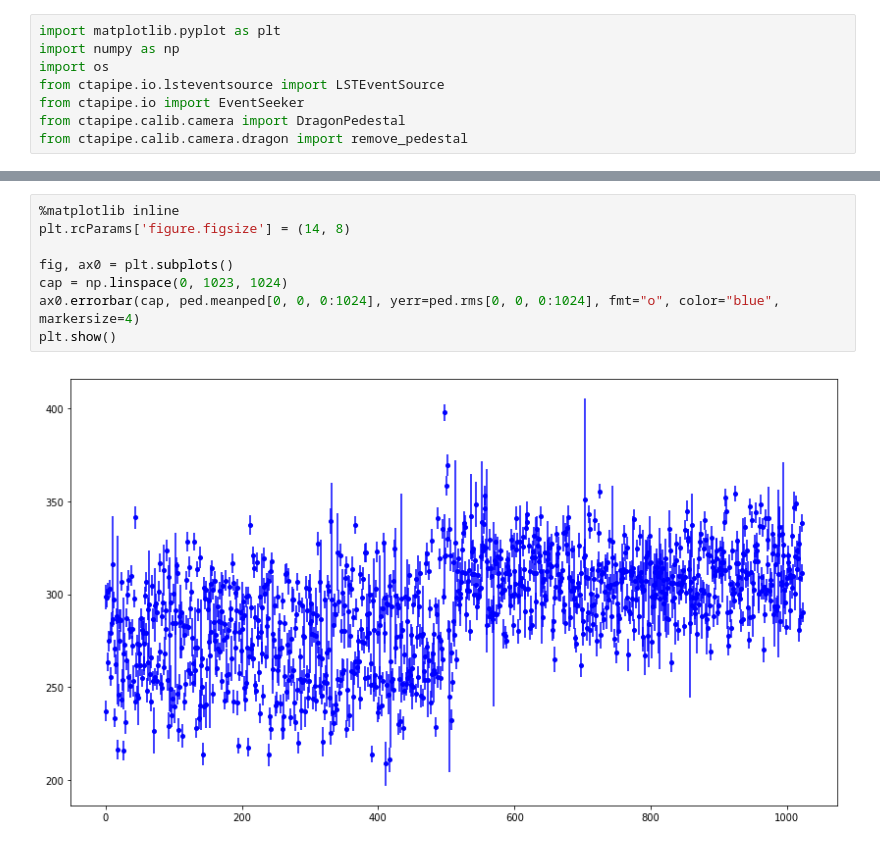
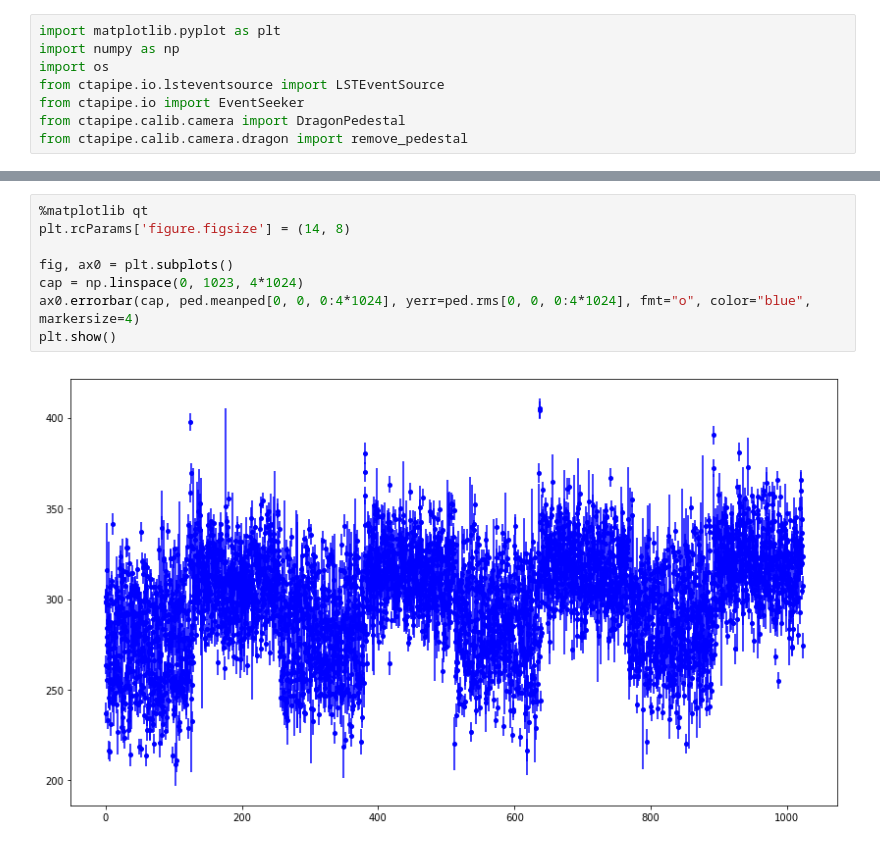
Before and after one commit to pawel21/ctapipe, a Jupyter notebook: examples/notebooks/remove_pedestal_dragon.ipynb, the cells around one changed output, grey strips where cells are left out. Saved outputs shown, nothing was run; the diff lists cells and outputs as text.

```diff
--- a/examples/notebooks/remove_pedestal_dragon.ipynb
+++ b/examples/notebooks/remove_pedestal_dragon.ipynb
@@ -86,10 +90,10 @@ plt.show()
 # %%
-%matplotlib inline
+%matplotlib qt
 plt.rcParams['figure.figsize'] = (14, 8)
 
 fig, ax0 = plt.subplots()
-cap = np.linspace(0, 1023, 1024)
-ax0.errorbar(cap, ped.meanped[0, 0, 0:1024], yerr=ped.rms[0, 0, 0:1024], fmt="o", color="blue", markersize=4)
+cap = np.linspace(0, 1023, 4*1024)
+ax0.errorbar(cap, ped.meanped[0, 0, 0:4*1024], yerr=ped.rms[0, 0, 0:4*1024], fmt="o", color="blue", markersize=4)
 plt.show()
 # %% [output]
-[figure, old version]
+[figure, new version]
```
Also changed, not shown: parts of 5 cells of this notebook, 2 other files.
